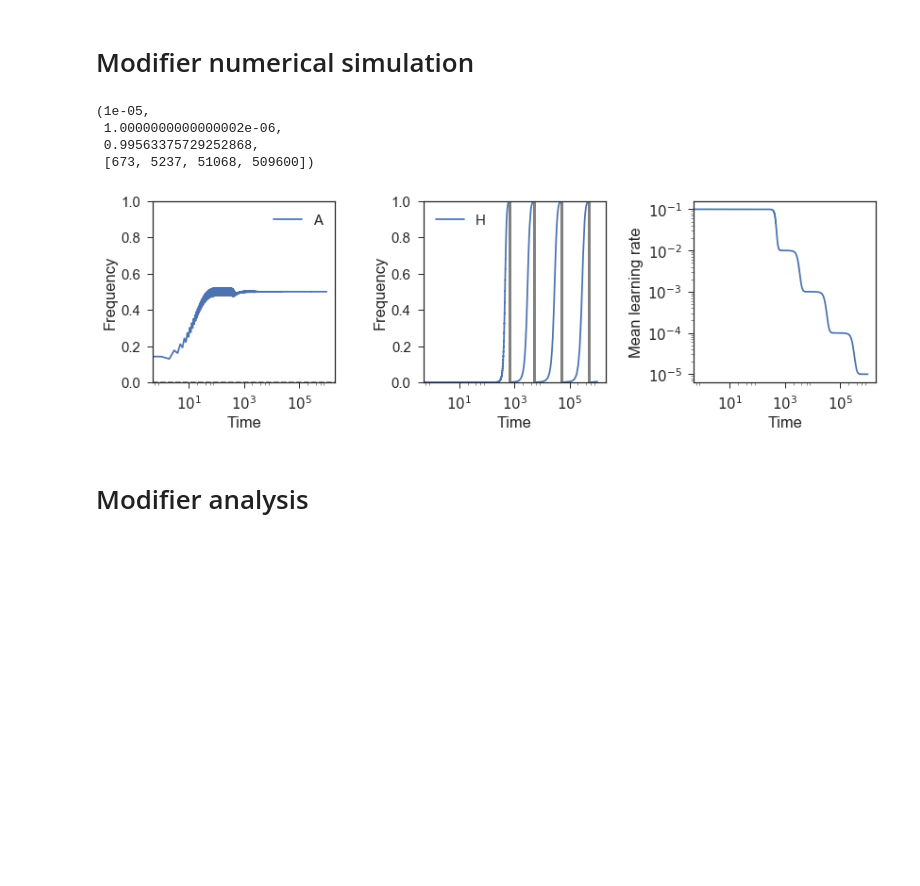
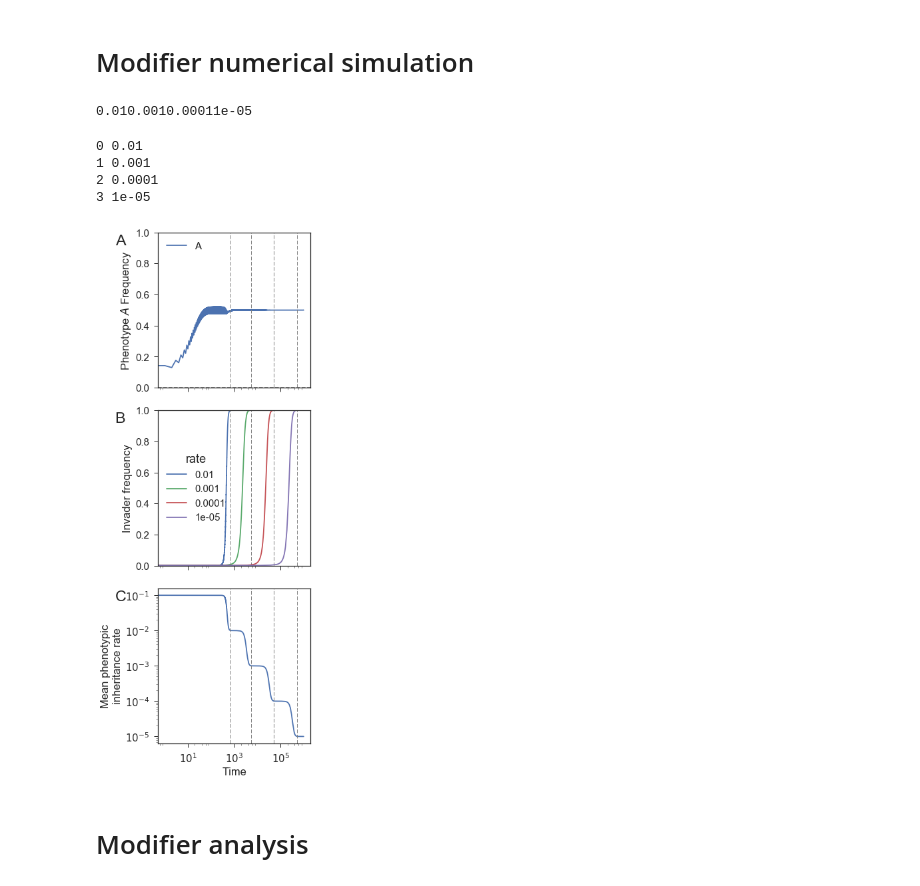
Before and after one commit to yoavram/Milpitas, a Jupyter notebook: notebooks/modifiers recursion.ipynb, the cells around one changed output. Saved outputs shown, nothing was run; the diff lists cells and outputs as text; code cells hidden in the pictures; blank space fills up the shorter version.

Commit message:
added EGS dynamics figure

```diff
--- a/notebooks/modifiers recursion.ipynb
+++ b/notebooks/modifiers recursion.ipynb
@@ -56,8 +56,8 @@ def recursion(p, x, y, W, w, e):
 
     return pp, xx, yy
 # %%
-η = 0.1
-H = 0.01
+η = η0 = 0.1
+H = η/10
 W = 1
 w = 0.1
 
@@ -80,31 +80,45 @@ for t in range(1, n):
         p[t] = 0.999 # mutator locus mutation
     if p[t] < 0.001:
         p[t] = 1-p[t]
+        print(H, end='')
         η, H = H, H/10
         x[t] = y[t]
         invasions.append(t)
 
 q = 1 - p
+# %% [output]
+0.010.0010.00011e-05
+# %%
+for i, inv in enumerate(invasions):
+    print(i, η0/(10**(i+1)))
+# %% [output]
+0 0.01
+1 0.001
+2 0.0001
+3 1e-05
 # %%
-fig, axes = plt.subplots(1, 3, figsize=(12, 4), sharey=False, sharex=True)
-axes[1].plot(q, label='H')
+fig, axes = plt.subplots(3, 1, figsize=(5, 12), sharey=False, sharex=True)
 axes[0].plot(p*x + q*y, label='A')
 axes[0].axhline(e, ls='--', color='gray')
 axes[2].plot(rate)
-for inv in invasions:
-    axes[1].axvline(inv, ls='-', lw=3, color='gray')
-for i in range(2):
-    axes[i].set(ylim=(0,1), ylabel='Frequency', xlabel='Time', xscale='log')
-    axes[i].legend()
-axes[2].set(ylabel='Mean learning rate', xlabel='Time', yscale='log')
+t = 0
+for i, inv in enumerate(invasions):
+    for j in range(3): axes[j].axvline(inv, ls='--', lw=1, color='gray')
+    axes[1].plot(q[t:inv], label='{:.2g}'.format(η0/(10**(i+1))))
+    t = inv
+axes[0].set(ylim=(0,1), ylabel='Phenotype $A$ Frequency')
+axes[0].legend()
+axes[1].set(ylim=(0,1), ylabel='Invader frequency')
+axes[1].legend(title='rate')
+axes[2].set(ylabel='Mean phenotypic\ninheritance rate', yscale='log', xlabel='Time', xscale='log')
+
+fig_panel_labels(axes, xcoord=-0.28)
 fig.tight_layout()
 η, H, p[-1], invasions
+
+fig.savefig('../figures/A1B1_modifier_invasions.pdf')
 # %% [output]
-(1e-05,
- 1.0000000000000002e-06,
- 0.99563375729252868,
- [673, 5237, 51068, 509600])
-[figure, old version]
+[figure, new version]
 # %% [markdown]
 # Modifier analysis
 # %%
```
Also changed, not shown: 1 other file.
